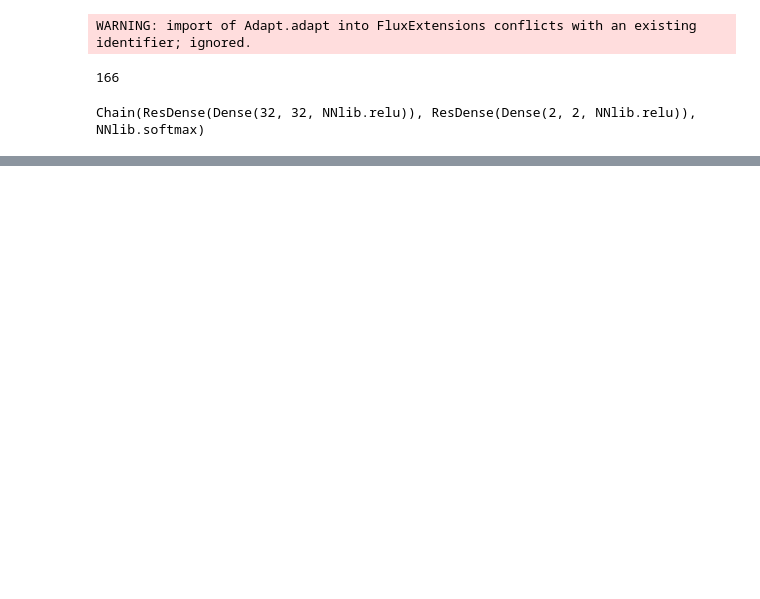
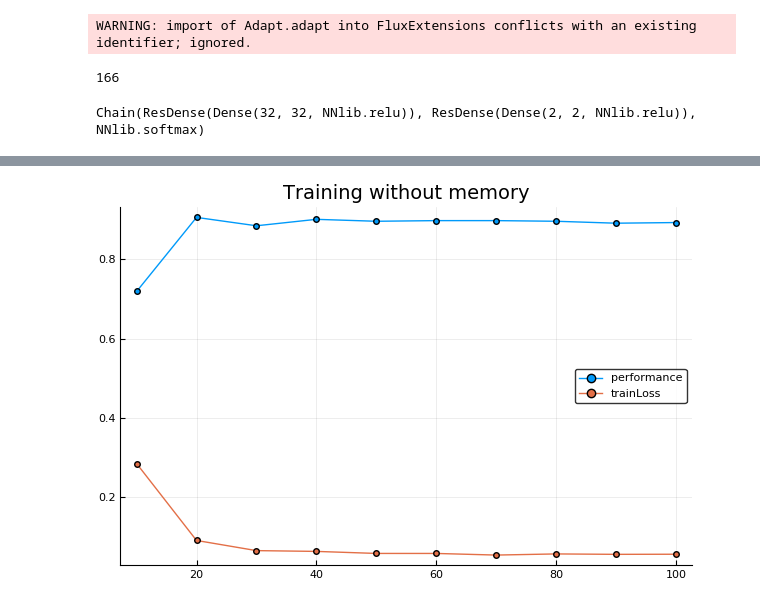
Before and after one commit to honzabim/OSL, a Jupyter notebook: KNNmemory/benchmarking/Musk-2.ipynb, the cells around one changed output, grey strips where cells are left out. Drawn from its saved outputs; the diff is of its cells as text; code cells hidden in the pictures; blank space fills up the shorter version.

```diff
--- a/KNNmemory/benchmarking/Musk-2.ipynb
+++ b/KNNmemory/benchmarking/Musk-2.ipynb
@@ -19,7 +19,7 @@ dataPath = "/home/jan/dev/data/loda/public/datasets/numerical"
 allData = AnomalyDetection.loaddata(dataPath)
 
 dataset = allData["musk-2"]
-train, test, clusterdness = AnomalyDetection.makeset(dataset, 0.9, "normal", 0.05, "high")
+train, test, clusterdness = AnomalyDetection.makeset(dataset, 0.9, "normal", 0.1, "high")
 inputSize = size(train.data, 1)
 # %% [output]
 166
@@ -44,12 +44,14 @@ Chain(ResDense(Dense(32, 32, NNlib.relu)), ResDense(Dense(2, 2, NNlib.relu)), NN
 # Training setup
 
 memLoss(x, y) = trainQuery!(memory, memoryModel(x), y)
+memPerformance(x, y) = mean(query(memory, memoryModel(x)) .== y)
 memOpt = ADAM(params(memoryModel))
 
-classicLoss(x, y) = crossentropy(classicModel(x), y)
+classicLoss(x, y) = Flux.mse(classicModel(x), y)
 classicOpt = ADAM(params(classicModel))
+classicPerformance(x, y) = mean(argmax(classicModel(x)) .== argmax(y))
 
-iterations = 1000
+iterations = 100
 batchSize = 1000
-printInterationCount = 100
+printInterationCount = 10
 # %% [output]
@@ -57,4 +59,4 @@ printInterationCount = 100
 # %%
-memHistory = trainAndTrack!(memLoss, memOpt, iterations, batchSize, train.data, train.labels, test.data, test.labels, printInterationCount)
-classicHistory = trainAndTrack!(classicLoss, classicOpt, iterations, batchSize, train.data, Flux.onehotbatch(train.labels, 0:1), test.data, Flux.onehotbatch(test.labels, 0:1), printInterationCount)
+memHistory = trainAndTrack!(memLoss, memPerformance, memOpt, iterations, batchSize, train.data, train.labels, test.data, test.labels, printInterationCount)
+classicHistory = trainAndTrack!(classicLoss, classicPerformance, classicOpt, iterations, batchSize, train.data, Flux.onehotbatch(train.labels, 0:1), test.data, Flux.onehotbatch(test.labels, 0:1), printInterationCount)
 # %% [output]
@@ -75,6 +96,8 @@ plot!(title = "Training with memory")
 # %%
 plot(classicHistory)
-plot!(title = "Training without memory")abalone
+plot!(title = "Training without memory")
+# %% [output]
+[figure, added]
 # %%
 # ROC with memory
 
```
Also changed, not shown: parts of 6 cells of this notebook, 7 other files.
